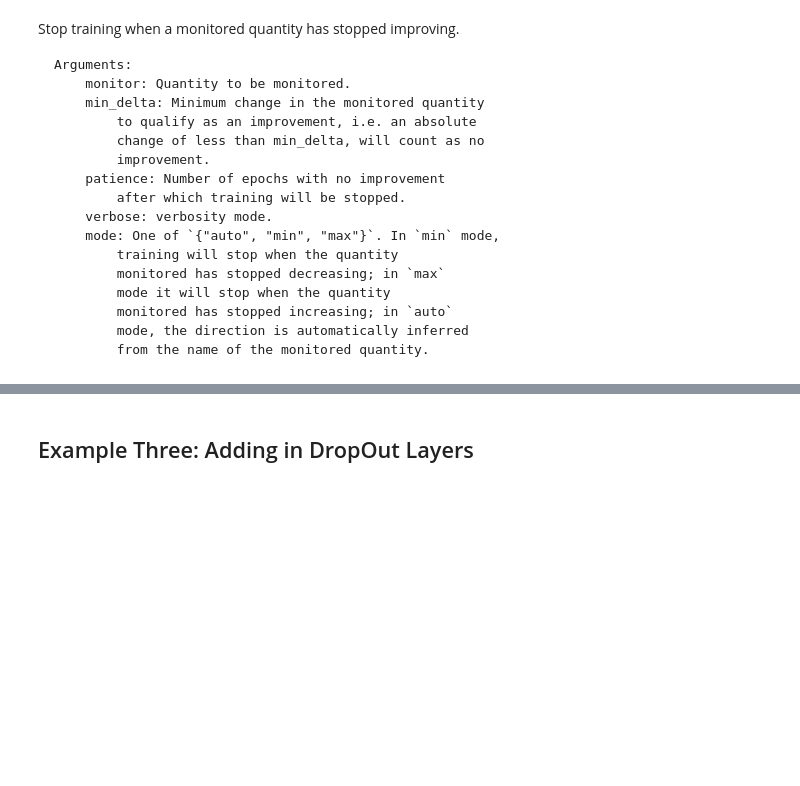
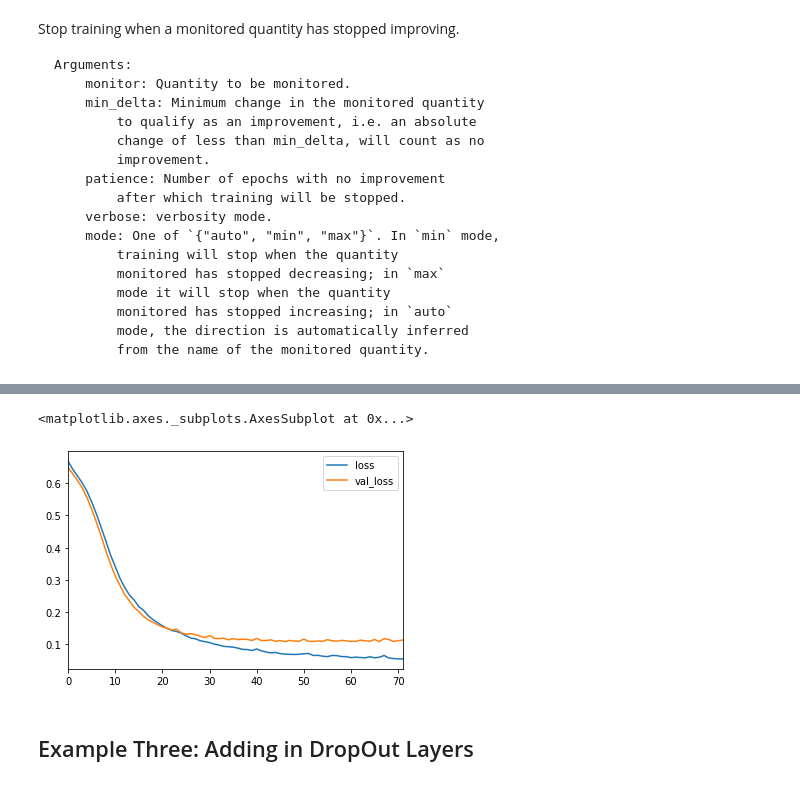
Before and after one commit to LIMON100/Deep-Learning, a Jupyter notebook: ANN/cancerclassification.ipynb, the cells around one changed output, grey strips where cells are left out. Drawn from its saved outputs; the diff is of its cells as text; code cells hidden in the pictures; blank space fills up the shorter version.

```diff
--- a/ANN/cancerclassification.ipynb
+++ b/ANN/cancerclassification.ipynb
@@ -123,3 +164,6 @@ sns.heatmap(df.corr() , cmap = 'vlag_r')
+# %%
+X_train = scaler.transform(X_train)
+X_test = scaler.transform(X_test)
 # %% [markdown]
 ## Creating the Model
 
@@ -154,3 +281,19 @@ Stop training when a monitored quantity has stopped improving.
             monitored has stopped increasing; in `auto`
             mode, the direction is automatically inferred
             from the name of the monitored quantity.
+# %%
+model = Sequential()
+model.add(Dense(units=30,activation='relu'))
+model.add(Dense(units=15,activation='relu'))
+model.add(Dense(units=1,activation='sigmoid'))
+
+model.compile(loss='binary_crossentropy', optimizer='adam')
+# %%
+early_stop = EarlyStopping(monitor = 'val_loss', mode='min', verbose=1, patience=25)
+# %%
+model.fit(x=X_train,
+          y=y_train,
+          epochs=600,
+          validation_data=(X_test, y_test), verbose=1,
+          callbacks=[early_stop]
+          )
@@ -157,2 +319,8 @@ Stop training when a monitored quantity has stopped improving.
+# %%
+model_loss = pd.DataFrame(model.history.history)
+model_loss.plot()
+# %% [output]
+<matplotlib.axes._subplots.AxesSubplot at 0x...>
+[figure, added]
 # %% [markdown]
 ## Example Three: Adding in DropOut Layers
```
Also changed, not shown: parts of 20 cells of this notebook.
